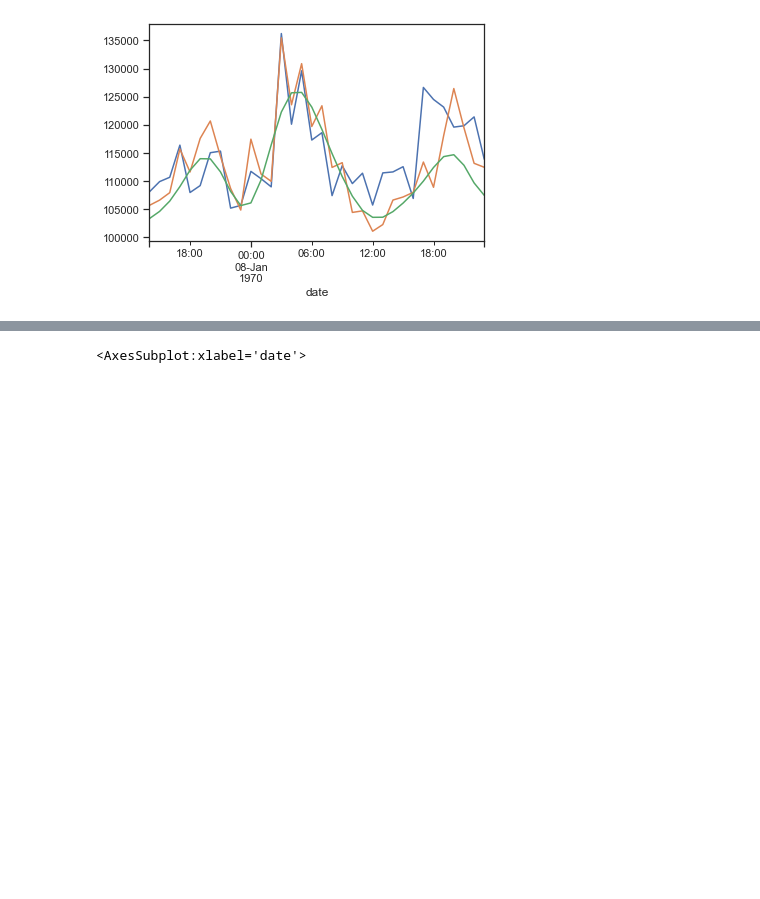
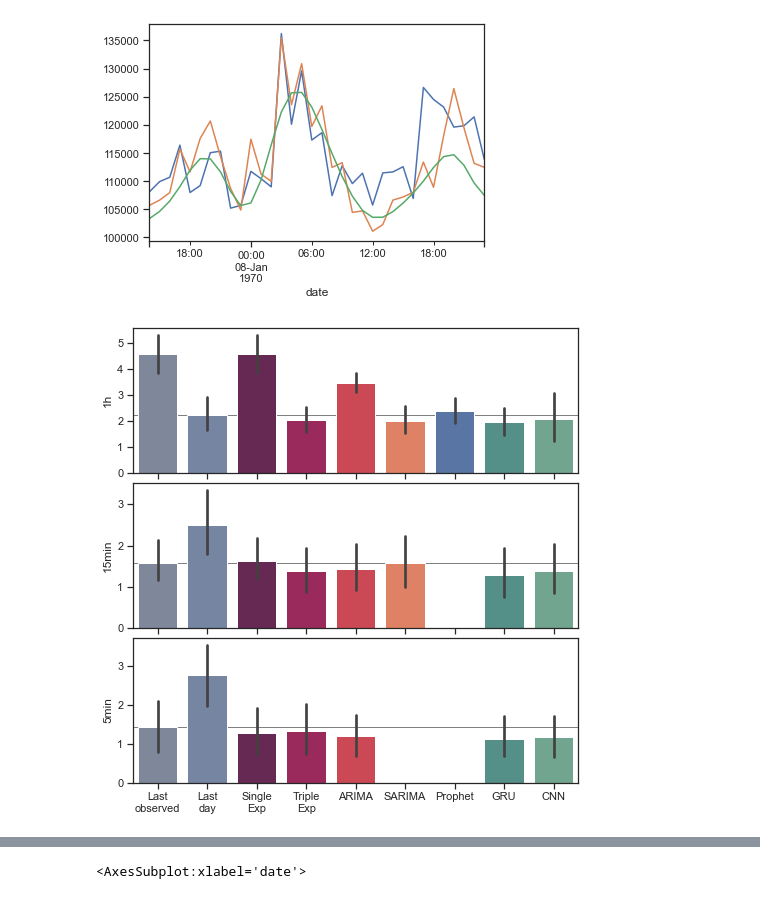
Before and after one commit to kainkordian/ELPTforDSP, a Jupyter notebook: Results.ipynb, the cells around one changed output, grey strips where cells are left out. Cells and saved outputs as stored; diff of their text form; code cells hidden in the pictures; blank space fills up the shorter version.

```diff
--- a/Results.ipynb
+++ b/Results.ipynb
@@ -153,6 +101,56 @@ x.Prophet.plot()
 # %% [output]
 <AxesSubplot:xlabel='date'>
 [figure]
+# %%
+f, axs = plt.subplots(ncols=1, nrows=3, sharex=True, figsize=(7,7))
+f.tight_layout(h_pad=0)
+
+palette = sns.color_palette(["#79869f", "#6f83a9", '#701f57', '#ad1759', '#e13342', '#f37651', '#4c72b0', '#4a998f', '#68ae90'])
+
+def results_plot(sampling_rate, ax):
+    dfs = []
+    for dataset_name, x in datasets.items():
+        df = x[sampling_rate]
+        model_smape = {}
+        for model in df.columns[1:]:
+            model_smape[model] = smape(df.t,df[model])
+        model_smape = pd.DataFrame([model_smape])
+        model_smape["dataset"] = dataset_name
+        dfs.append(model_smape)
+
+    d = pd.concat(dfs, ignore_index=True)
+    d = d.rename(columns={"LASTOBSERVED": "Last\nobserved", "LASTDAY": "Last\nday", "SimpleExpSmoothing": "Single\nExp", "ExpSmoothing": "Triple\nExp"})
+    d = pd.melt(d, id_vars=["dataset"], var_name="algorithm", value_name="SMAPE")
+
+    if sampling_rate == "5min":
+        d.loc[d["algorithm"] == "Prophet", "SMAPE"] = np.nan
+        d.loc[d["algorithm"] == "SARIMA", "SMAPE"] = np.nan
+
+    if sampling_rate == "15min":
+        d.loc[d["algorithm"] == "Prophet", "SMAPE"] = np.nan
+
+    means = d.groupby('algorithm').mean()
+    min_baseline = min(means.loc["Last\nday"][0], means.loc["Last\nobserved"][0])
+    ax.axhline(y=min_baseline, linewidth=1, color=(.5, .5, .5), zorder=0)
+
+    g = sns.barplot(data=d, x="algorithm", y="SMAPE", palette=palette, ax=ax)
+    ax = g.axes
+    ax.set_xlabel('')
+    ax.set_ylabel(sampling_rate)
+
+    #groupedvalues=df.groupby('day').sum().reset_index()
+
+    #plt.legend(title="sampling rate", loc="upper left", framealpha=1)
+
+results_plot("1h", axs[0])
+results_plot("15min", axs[1])
+results_plot("5min", axs[2])
+
+#f.text(-0.03, 0.5, 'SMAPE', va='center', rotation='vertical')
+
+plt.savefig(f"plots/results.pdf", dpi=300, bbox_inches='tight')
+# %% [output]
+[figure, added]
 # %%
 durations = pd.read_csv("results/durations.csv")
 # remove invalid Prophet models
```
Also changed, not shown: parts of 15 cells of this notebook, 7 other files.
